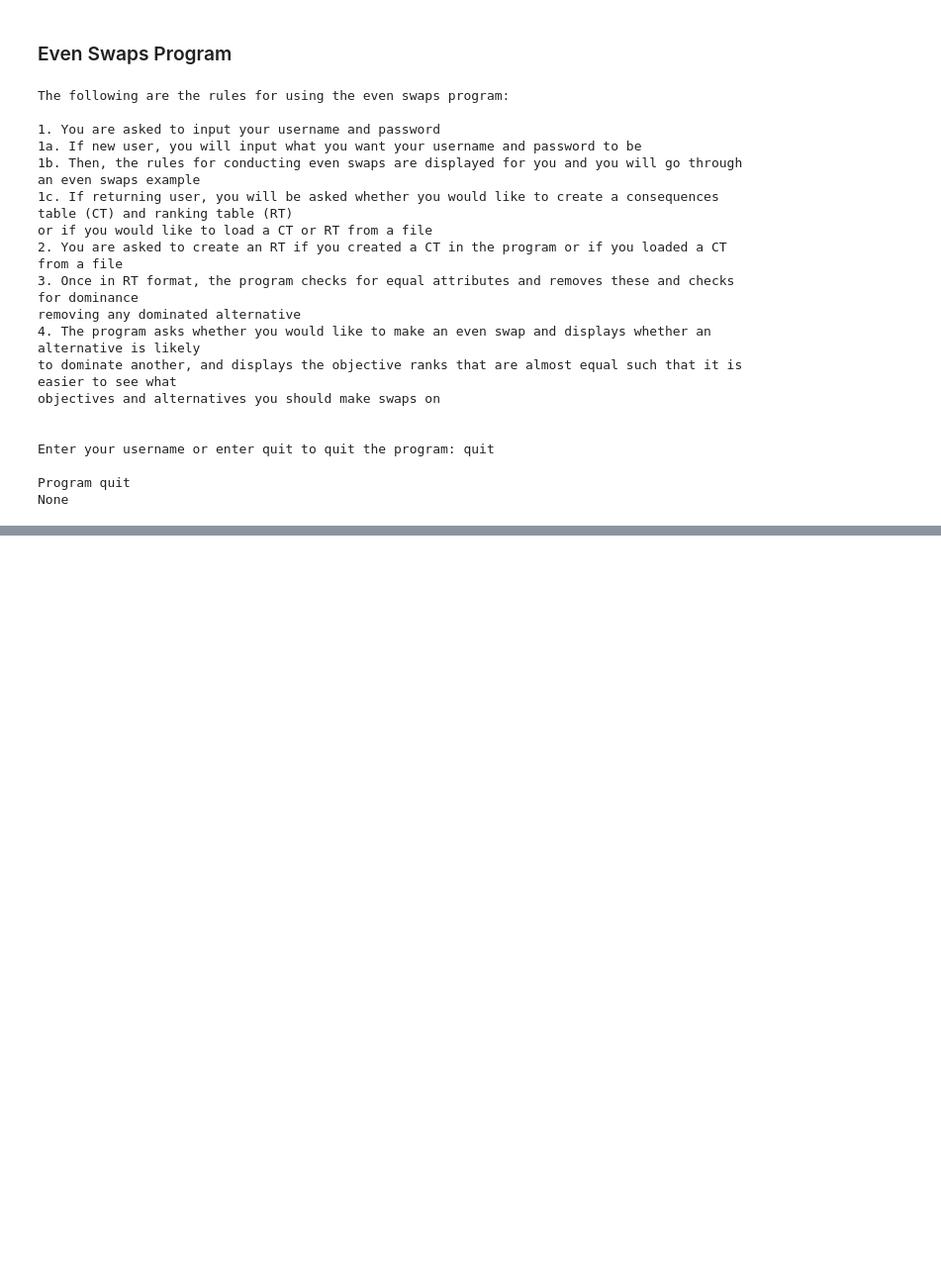
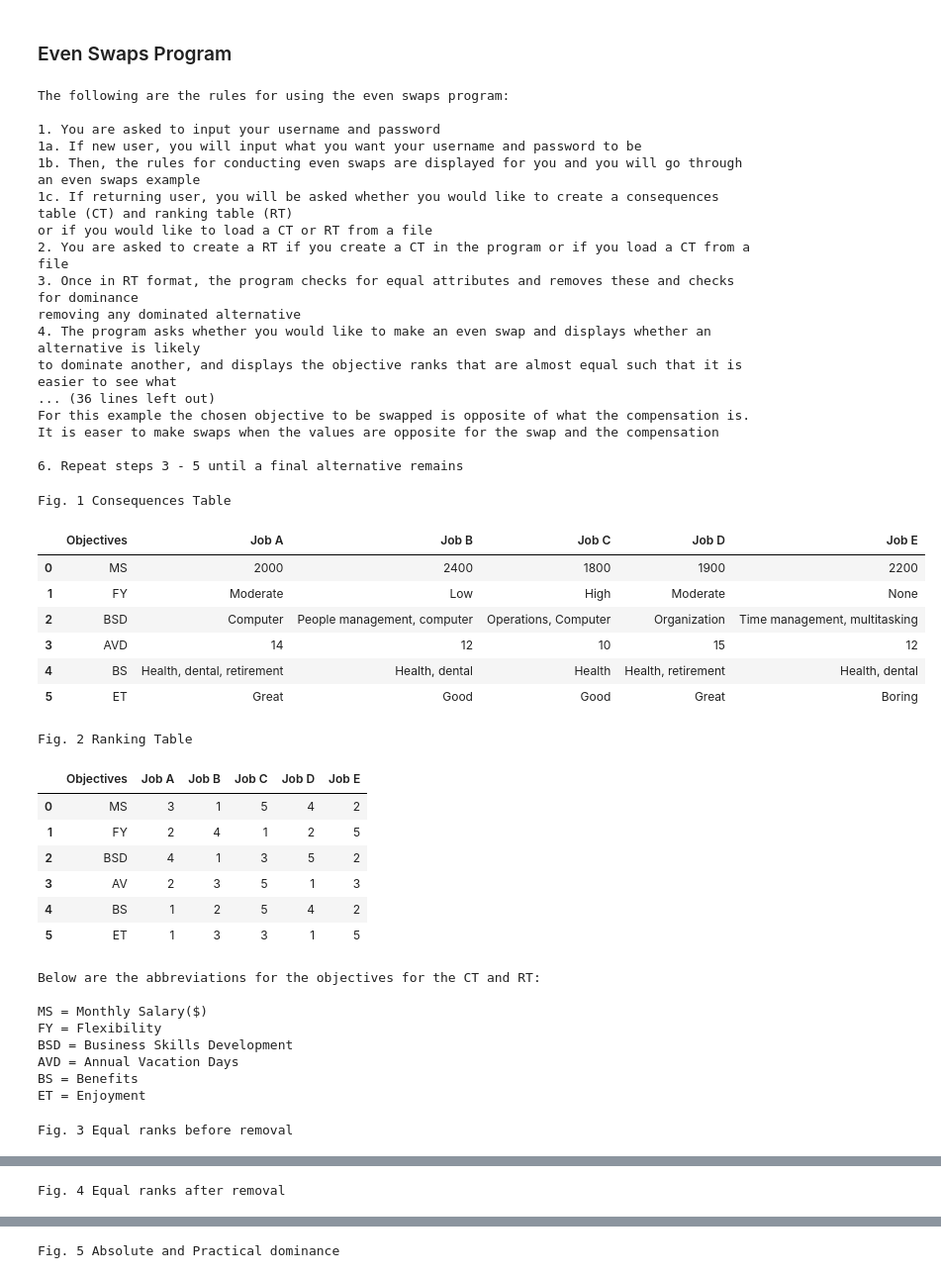
Before and after one commit to tsandb1/Even-Swaps-Program, a Jupyter notebook: Even Swaps Program.ipynb, the cells around one changed output, grey strips where cells are left out. Shown at 99% size. Cells and saved outputs as stored; diff of their text form; code cells hidden in the pictures; blank space fills up the shorter version.

```diff
--- a/Even Swaps Program.ipynb
+++ b/Even Swaps Program.ipynb
@@ -1213,7 +1213,7 @@ The following are the rules for using the even swaps program:\n
 1b. Then, the rules for conducting even swaps are displayed for you and you will go through an even swaps example
 1c. If returning user, you will be asked whether you would like to create a consequences table (CT) and ranking table (RT)
 or if you would like to load a CT or RT from a file
-2. You are asked to create an RT if you created a CT in the program or if you loaded a CT from a file
+2. You are asked to create a RT if you create a CT in the program or if you load a CT from a file
 3. Once in RT format, the program checks for equal attributes and removes these and checks for dominance
 removing any dominated alternative
 4. The program asks whether you would like to make an even swap and displays whether an alternative is likely
@@ -1274,37 +1274,60 @@ objectives and alternatives you should make swaps on
                             print('\nDisplaying dataframe of final alternative file')
                             display(read_df)
                             flag = True
 
                         elif input_filename_decision.lower() in {'n'}:
                             flag = True
 
                         else:
                             error_msg = '\nError! Options are Y or N'
                             error_messages(error_msg)
         except EOFError:
             print('\nProgram quit')
             user_info_flag = False
             flag = False
 
 es_func = ES_and_file_creation()
 print(es_func)
 # %% [output]
 The following are the rules for using the even swaps program:
 
 1. You are asked to input your username and password
 1a. If new user, you will input what you want your username and password to be
 1b. Then, the rules for conducting even swaps are displayed for you and you will go through an even swaps example
 1c. If returning user, you will be asked whether you would like to create a consequences table (CT) and ranking table (RT)
 or if you would like to load a CT or RT from a file
-2. You are asked to create an RT if you created a CT in the program or if you loaded a CT from a file
+2. You are asked to create a RT if you create a CT in the program or if you load a CT from a file
 3. Once in RT format, the program checks for equal attributes and removes these and checks for dominance
 removing any dominated alternative
 4. The program asks whether you would like to make an even swap and displays whether an alternative is likely
 to dominate another, and displays the objective ranks that are almost equal such that it is easier to see what
-objectives and alternatives you should make swaps on
+... (36 lines left out)
+For this example the chosen objective to be swapped is opposite of what the compensation is.
+It is easer to make swaps when the values are opposite for the swap and the compensation
 
-
-Enter your username or enter quit to quit the program: quit
-
-Program quit
-None
+6. Repeat steps 3 - 5 until a final alternative remains
+Fig. 1 Consequences Table
+|  | Objectives | Job A | Job B | Job C | Job D | Job E |
+| 0 | MS | 2000 | 2400 | 1800 | 1900 | 2200 |
+| 1 | FY | Moderate | Low | High | Moderate | None |
+| 2 | BSD | Computer | People management, computer | Operations, Computer | Organization | Time management, multitasking |
+| 3 | AVD | 14 | 12 | 10 | 15 | 12 |
+| 4 | BS | Health, dental, retirement | Health, dental | Health | Health, retirement | Health, dental |
+| 5 | ET | Great | Good | Good | Great | Boring |
+Fig. 2 Ranking Table
+|  | Objectives | Job A | Job B | Job C | Job D | Job E |
+| 0 | MS | 3 | 1 | 5 | 4 | 2 |
+| 1 | FY | 2 | 4 | 1 | 2 | 5 |
+| 2 | BSD | 4 | 1 | 3 | 5 | 2 |
+| 3 | AV | 2 | 3 | 5 | 1 | 3 |
+| 4 | BS | 1 | 2 | 5 | 4 | 2 |
+| 5 | ET | 1 | 3 | 3 | 1 | 5 |
+Below are the abbreviations for the objectives for the CT and RT:
+
+MS = Monthly Salary($)
+FY = Flexibility
+BSD = Business Skills Development
+AVD = Annual Vacation Days
+BS = Benefits
+ET = Enjoyment
+Fig. 3 Equal ranks before removal
@@ -1310,0 +1340 @@ None
+Fig. 4 Equal ranks after removal
@@ -1310,0 +1346 @@ None
+Fig. 5 Absolute and Practical dominance
```
Also changed, not shown: parts of 1 cell of this notebook.
